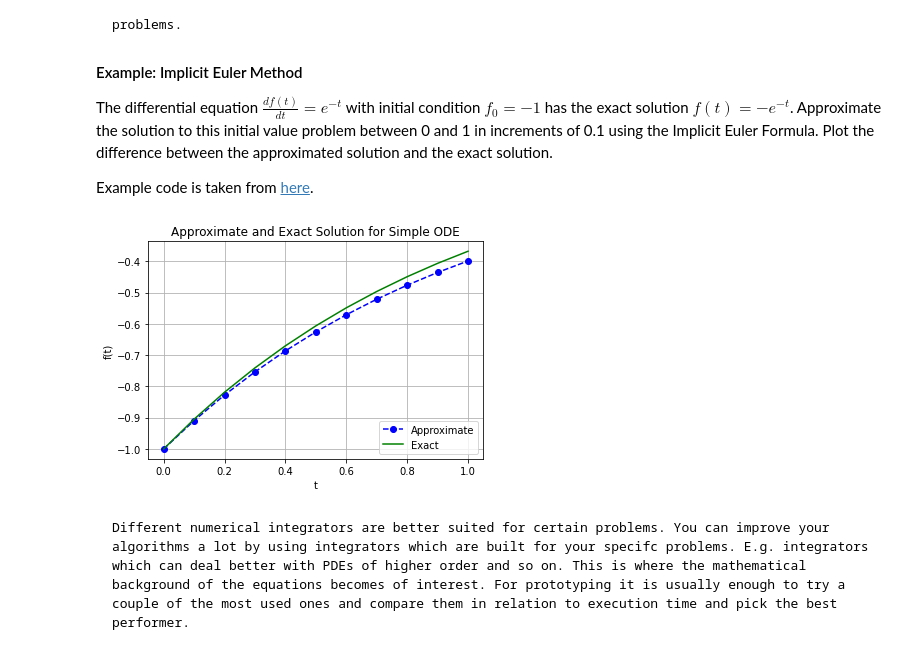
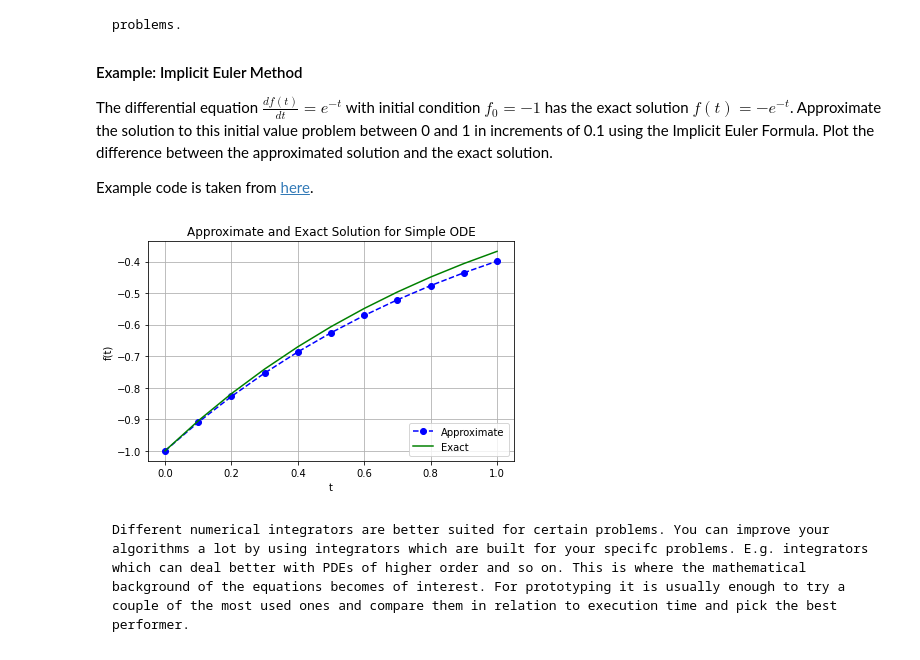
Before and after one commit to bph-tuwien/AdvNum1_Skriptum, a Jupyter notebook: AdvNum1_Book/_build/jupyter_execute/Numerics_Intro.ipynb, the cells around one changed output. Cells and saved outputs as stored; diff of their text form; code cells hidden in the pictures.

````diff
--- a/AdvNum1_Book/_build/jupyter_execute/Numerics_Intro.ipynb
+++ b/AdvNum1_Book/_build/jupyter_execute/Numerics_Intro.ipynb
@@ -319,34 +314,35 @@ Example code is taken from  [here](https://pythonnumericalmethods.berkeley.edu/n
 # %%
 from scipy.optimize import fsolve
 
 
 # function for Implicit Euler Method
 def f_ImplicitEuler(s, sp, h, t, n):
     f = lambda t: np.exp(-t)  # ODE
     return s - sp - f(t[n + 1]) * h
 
 
 f = lambda t: np.exp(-t)  # ODE
 h = 0.1  # Step size
 t = np.arange(0, 1 + h, h)  # Numerical grid
 s0 = -1  # Initial Condition
 s = np.zeros(len(t))
 s[0] = s0
 
 for n in range(0, len(t) - 1):
     s[n + 1] = fsolve(f_ImplicitEuler, s[n], args=(s[n], h, t, n))
 
 plt.plot(t, s, 'bo--', label='Approximate')
 plt.plot(t, -np.exp(-t), 'g', label='Exact')
 plt.title('Approximate and Exact Solution \
 for Simple ODE')
 plt.xlabel('t')
 plt.ylabel('f(t)')
 plt.grid()
 plt.legend(loc='lower right')
+plt.tight_layout()
 plt.show()
 # %% [output]
-[figure, old version]
+[figure, new version]
 # %% [markdown]
 ```{important}
 Different numerical integrators are better suited for certain problems. You can improve your algorithms a lot by using integrators which are built for your specifc problems. E.g. integrators which can deal better with PDEs of higher order and so on. This is where the mathematical background of the equations becomes of interest. For prototyping it is usually enough to try a couple of the most used ones and compare them in relation to execution time and pick the best performer.
````
Also changed, not shown: parts of 5 cells of this notebook, 24 other files.
